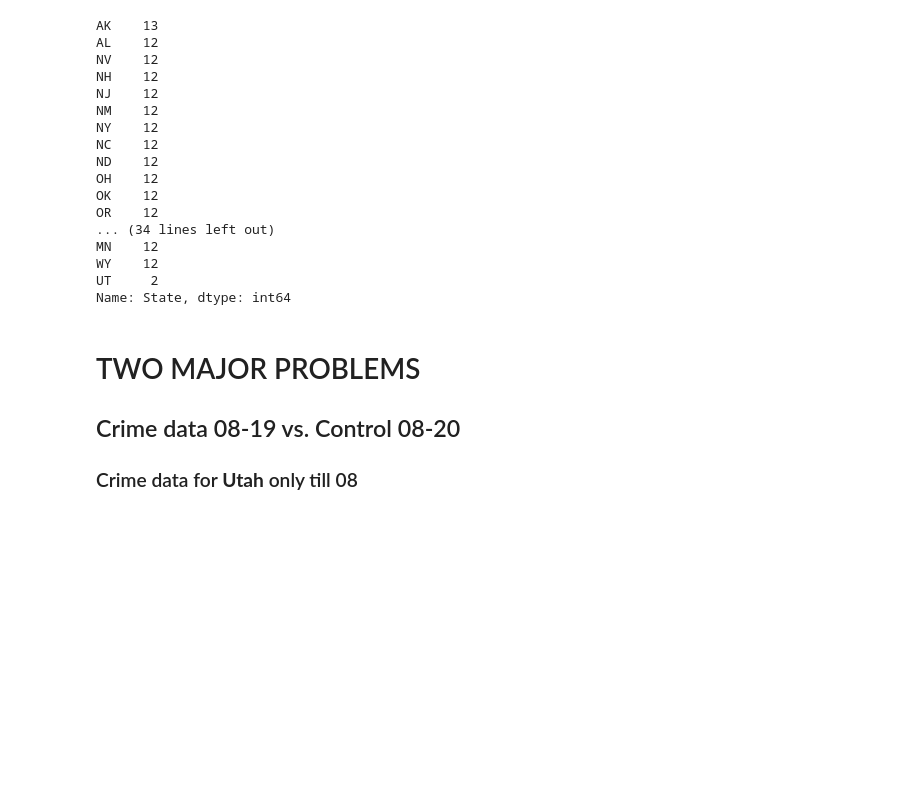
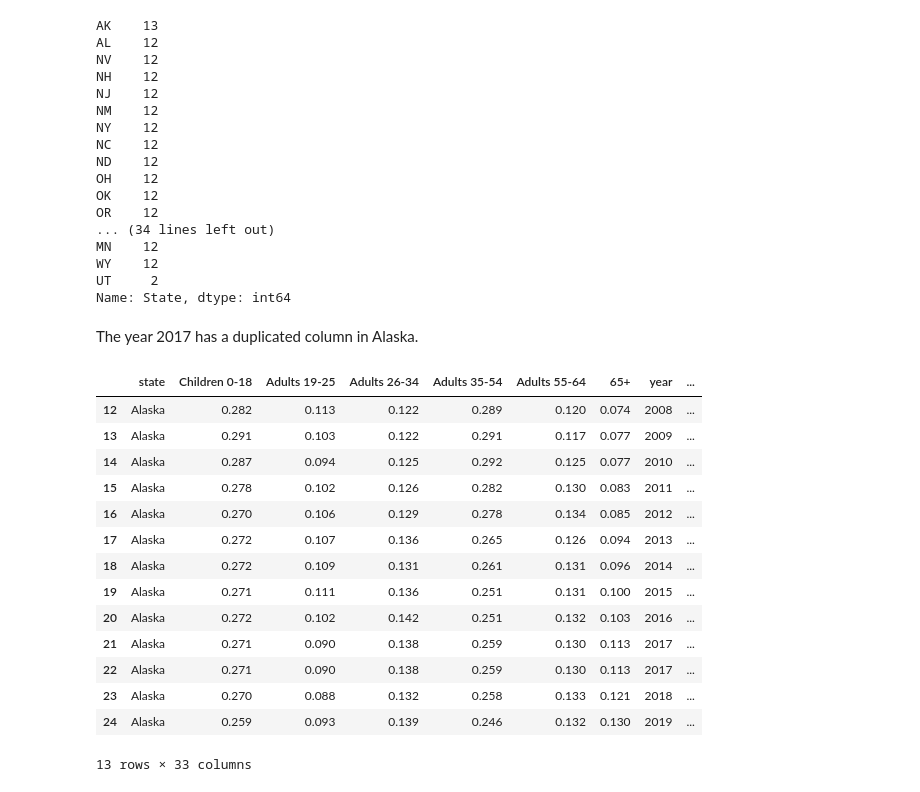
Before and after one commit to MIDS-at-Duke/unifying-data-science-2023-project-ids701_team2, a Jupyter notebook: 10_code/final_dataset.ipynb, the cells around one changed output. Saved outputs shown, nothing was run; the diff lists cells and outputs as text; code cells hidden in the pictures; blank space fills up the shorter version.

```diff
--- a/10_code/final_dataset.ipynb
+++ b/10_code/final_dataset.ipynb
@@ -7,7 +7,8 @@ import pandas as pd
 # %% [markdown]
 ### Control Variable Dataset
 # %%
-control_df = pd.read_csv('https://raw.githubusercontent.com/MIDS-at-Duke/unifying-data-science-2023-project-ids701_team2/main/20_intermediate_files/control_variables_cleaned.csv?token=GHSAT0AAAAAACAOUZQPYWT3K27YIA75UDPSZBVBFIA')
+control_df = pd.read_csv('https://raw.githubusercontent.com/MIDS-at-Duke/unifying-data-science-2023-project-ids701_team2/'
+                         'main/20_intermediate_files/control_variables_cleaned.csv?token=GHSAT0AAAAAACAOUZQOBPHSMEJ7KN3UJD2SZBYOF6A')
 # %%
 control_df.shape
 # %% [output]
@@ -178,7 +180,23 @@ MN    12
 WY    12
 UT     2
 Name: State, dtype: int64
-# %% [markdown]
-# TWO MAJOR PROBLEMS
-## Crime data 08-19 vs. Control 08-20
-### Crime data for **Utah** only till 08
+# %% [markdown]
+The year 2017 has a duplicated column in Alaska.
+# %%
+final_df[final_df['State']=='AK']
+# %% [output]
+|  | state | Children 0-18 | Adults 19-25 | Adults 26-34 | Adults 35-54 | Adults 55-64 | 65+ | year | ... |
+| 12 | Alaska | 0.282 | 0.113 | 0.122 | 0.289 | 0.120 | 0.074 | 2008 | ... |
+| 13 | Alaska | 0.291 | 0.103 | 0.122 | 0.291 | 0.117 | 0.077 | 2009 | ... |
+| 14 | Alaska | 0.287 | 0.094 | 0.125 | 0.292 | 0.125 | 0.077 | 2010 | ... |
+| 15 | Alaska | 0.278 | 0.102 | 0.126 | 0.282 | 0.130 | 0.083 | 2011 | ... |
+| 16 | Alaska | 0.270 | 0.106 | 0.129 | 0.278 | 0.134 | 0.085 | 2012 | ... |
+| 17 | Alaska | 0.272 | 0.107 | 0.136 | 0.265 | 0.126 | 0.094 | 2013 | ... |
+| 18 | Alaska | 0.272 | 0.109 | 0.131 | 0.261 | 0.131 | 0.096 | 2014 | ... |
+| 19 | Alaska | 0.271 | 0.111 | 0.136 | 0.251 | 0.131 | 0.100 | 2015 | ... |
+| 20 | Alaska | 0.272 | 0.102 | 0.142 | 0.251 | 0.132 | 0.103 | 2016 | ... |
+| 21 | Alaska | 0.271 | 0.090 | 0.138 | 0.259 | 0.130 | 0.113 | 2017 | ... |
+| 22 | Alaska | 0.271 | 0.090 | 0.138 | 0.259 | 0.130 | 0.113 | 2017 | ... |
+| 23 | Alaska | 0.270 | 0.088 | 0.132 | 0.258 | 0.133 | 0.121 | 2018 | ... |
+| 24 | Alaska | 0.259 | 0.093 | 0.139 | 0.246 | 0.132 | 0.130 | 2019 | ... |
+13 rows × 33 columns
```
Also changed, not shown: parts of 18 cells of this notebook, 1 other file.
